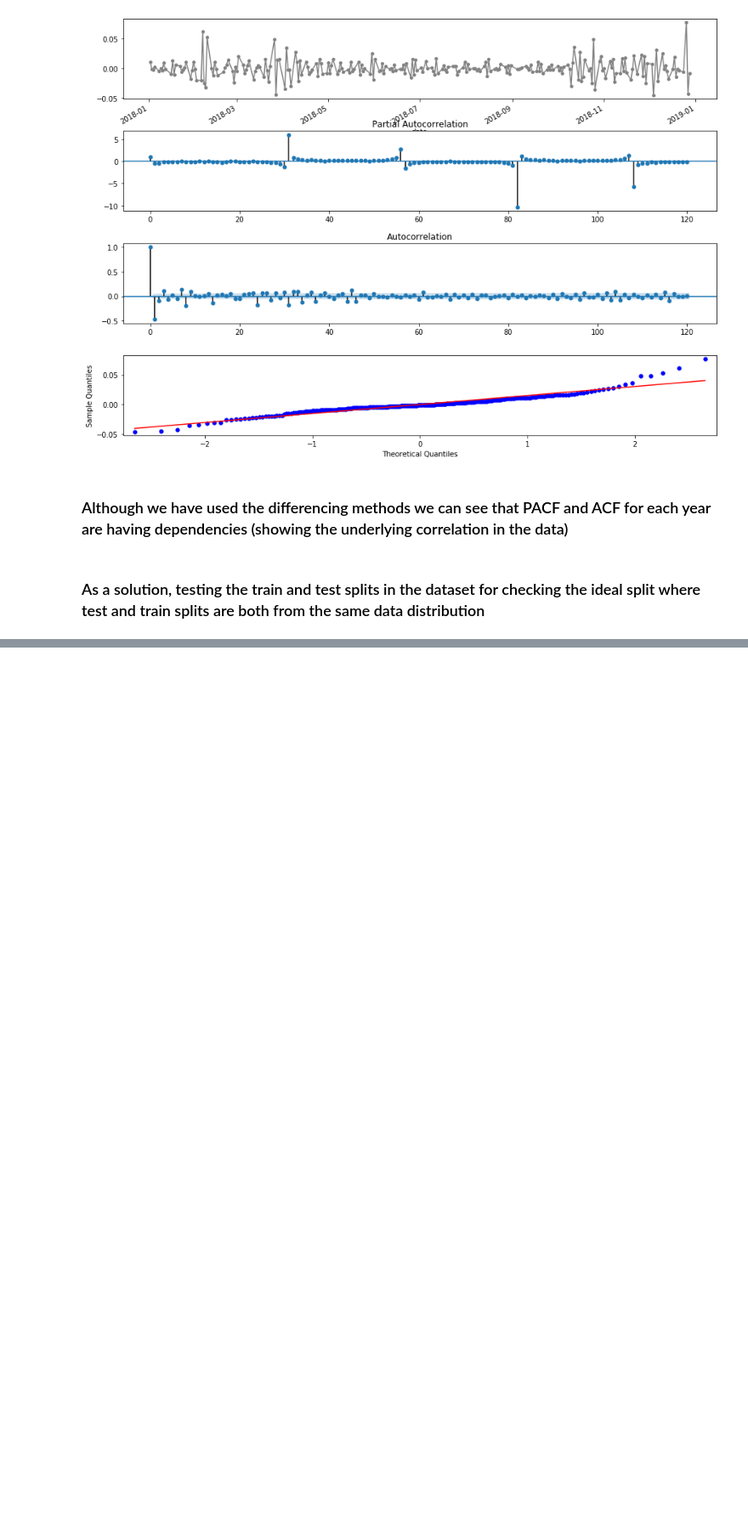
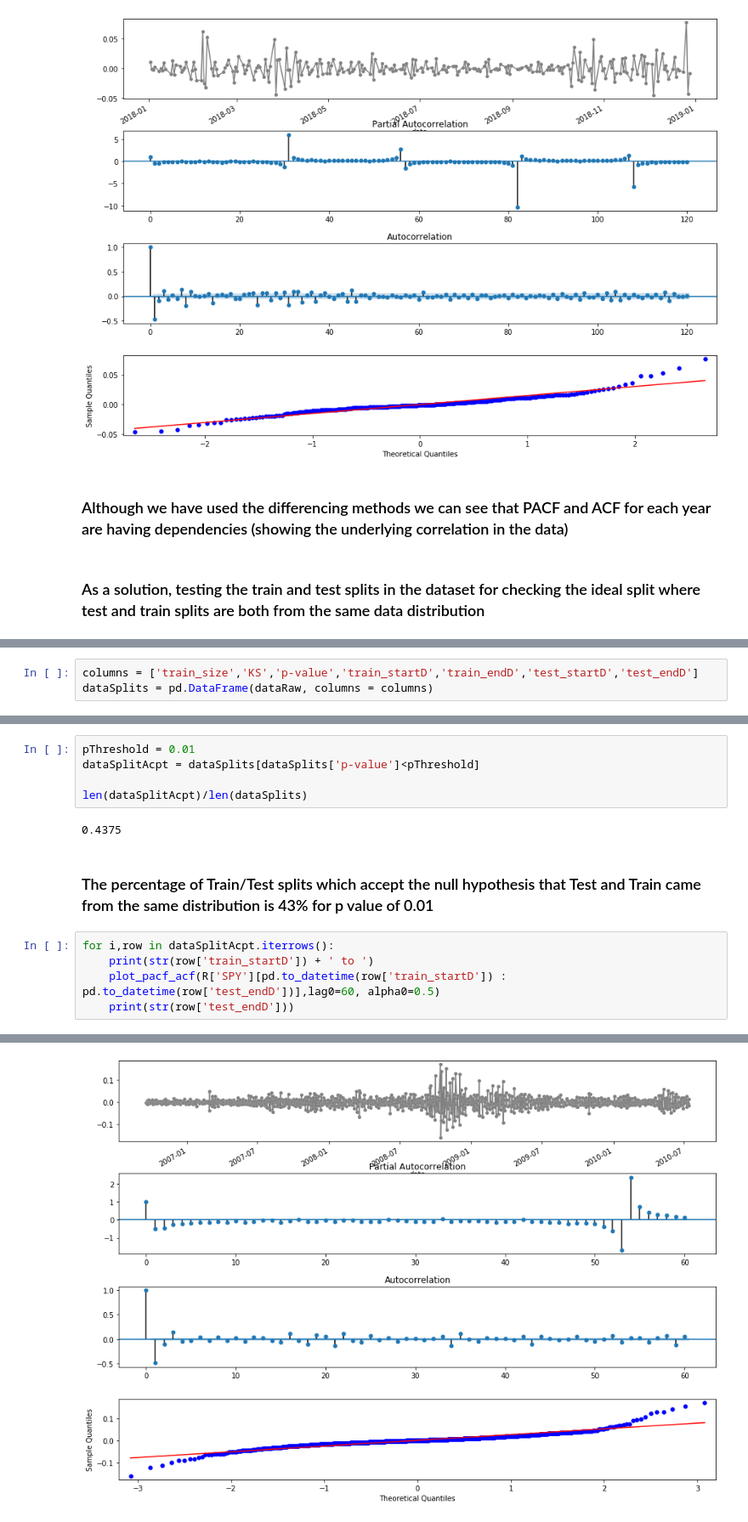
Before and after one commit to shardul0913/Fin-StatisticalArbitrage, a Jupyter notebook: Stationary Arbitrage.ipynb, the cells around one changed output, grey strips where cells are left out. Shown at 85% size. Saved outputs shown, nothing was run; the diff lists cells and outputs as text; blank space fills up the shorter version.

```diff
--- a/Stationary Arbitrage.ipynb
+++ b/Stationary Arbitrage.ipynb
@@ -166,0 +212,3 @@ for year in R['year'].unique()[1:]:
+# %%
+columns = ['train_size','KS','p-value','train_startD','train_endD','test_startD','test_endD']
+dataSplits = pd.DataFrame(dataRaw, columns = columns)
@@ -166,0 +233,15 @@ for year in R['year'].unique()[1:]:
+# %%
+pThreshold = 0.01
+dataSplitAcpt = dataSplits[dataSplits['p-value']<pThreshold]
+
+len(dataSplitAcpt)/len(dataSplits)
+# %% [output]
+0.4375
+# %% [markdown]
+### The percentage of Train/Test splits which accept the null hypothesis that Test and Train came from the same distribution is 43% for p value of 0.01
+# %%
+for i,row in dataSplitAcpt.iterrows():
+    print(str(row['train_startD']) + ' to ')
+    plot_pacf_acf(R['SPY'][pd.to_datetime(row['train_startD']) : pd.to_datetime(row['test_endD'])],lag0=60, alpha0=0.5)
+    print(str(row['test_endD']))
+# %% [output]
@@ -166,0 +262 @@ for year in R['year'].unique()[1:]:
+[figure, added]
```
Also changed, not shown: parts of 5 cells of this notebook.
